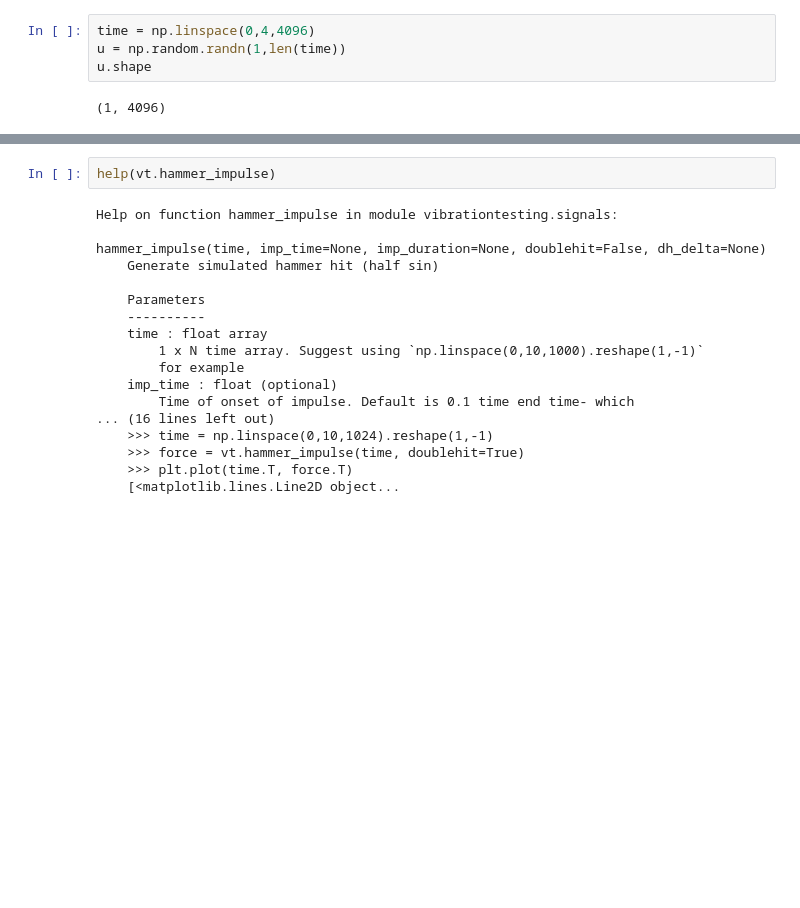
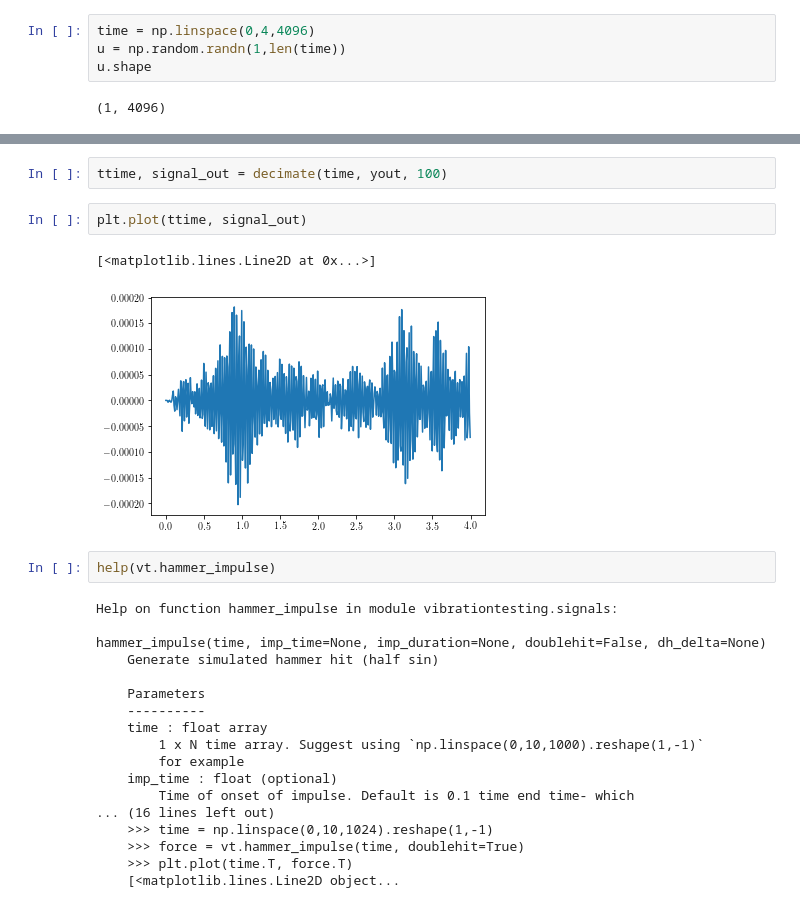
Before and after one commit to Vibration-Testing/vibrationtesting, a Jupyter notebook: JupyterNotebooks/Final_Solution_2017.ipynb, the cells around one changed output, grey strips where cells are left out. Cells and saved outputs as stored; diff of their text form; blank space fills up the shorter version.

```diff
--- a/JupyterNotebooks/Final_Solution_2017.ipynb
+++ b/JupyterNotebooks/Final_Solution_2017.ipynb
@@ -57,3 +59,10 @@ plt.plot(time,yout)
+# %%
+ttime, signal_out = decimate(time, yout, 100)
+# %%
+plt.plot(ttime, signal_out)
+# %% [output]
+[<matplotlib.lines.Line2D at 0x...>]
+[figure, added]
 # %%
 help(vt.hammer_impulse)
 # %% [output]
```
Also changed, not shown: parts of 7 cells of this notebook.
